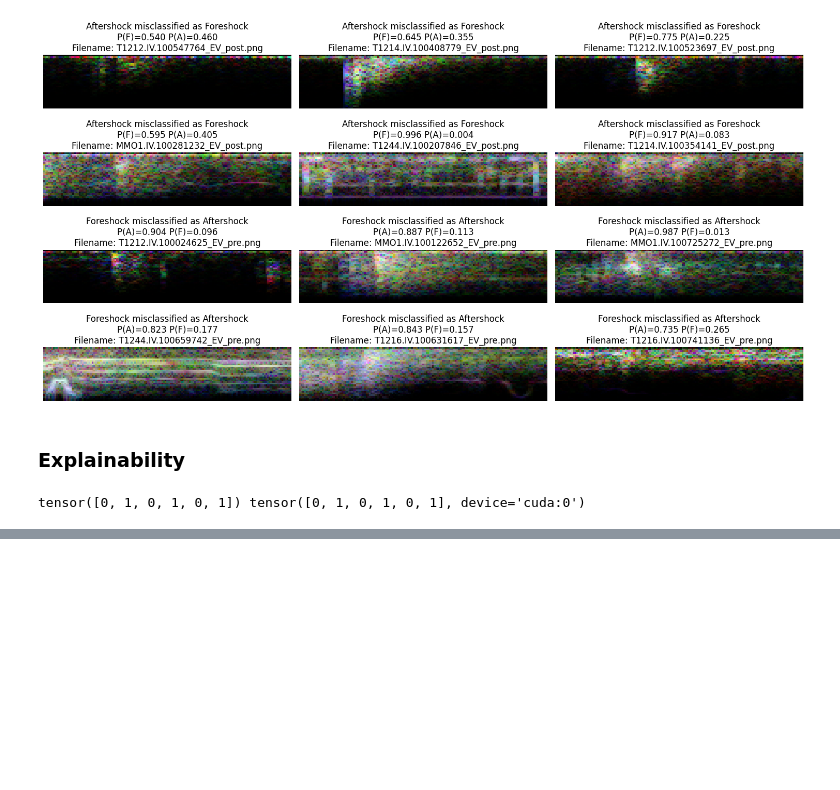
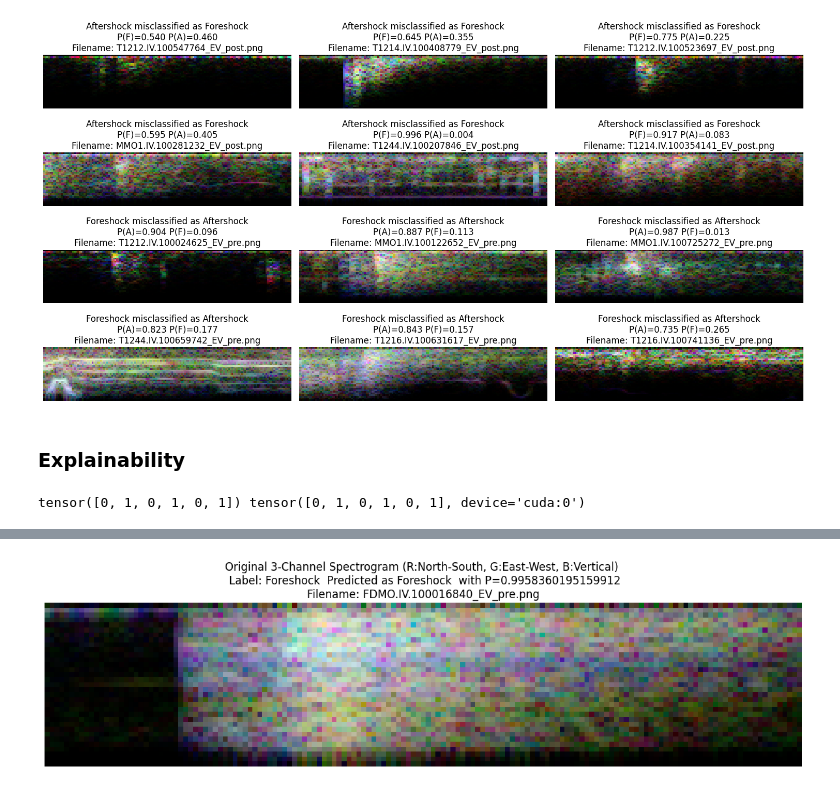
Before and after one commit to FRAMAX444/CNN-explainability-Earthquakes, a Jupyter notebook: training_log_spectrogram.ipynb, the cells around one changed output, grey strips where cells are left out. Saved outputs shown, nothing was run; the diff lists cells and outputs as text; code cells hidden in the pictures; blank space fills up the shorter version.

```diff
--- a/training_log_spectrogram.ipynb
+++ b/training_log_spectrogram.ipynb
@@ -473,7 +465,15 @@ explainer = shap.Explainer(model_fn, masker, output_names=["Foreshock", "Aftersh
 # Calculate SHAP values
 shap_values = explainer(
     images_to_explain,
-    max_evals=100,  # Number of evaluations for SHAP estimation
+    max_evals=2000,  # Number of evaluations for SHAP estimation
     batch_size=50,   # Batch size for model predictions
     outputs=shap.Explanation.argsort.flip[:1]  # Explain top 2 predictions
 )
+
+grayscale_images = np.array([prepare_image_for_plot(i) for i in images])
+grayscale_images = np.mean(grayscale_images, axis=-1)
+
+shap_tensor = np.array(shap_values.values)
+shap_tensor = shap_tensor.squeeze(axis=-1)
+shap_tensor = shap_tensor / shap_tensor.max()
+grayscale_shap_tensor = np.mean(shap_tensor, axis=-1)
@@ -526,0 +480,74 @@ for i in range(len(images)):
+# %%
+i = 0 #SELECT IMAGE IDX
+
+# Original image
+plt.figure(figsize=(15, 7))
+img = prepare_image_for_plot(images[i])
+plt.imshow(img)
+plt.title(f"Original 3-Channel Spectrogram (R:North-South, G:East-West, B:Vertical) \n Label: {'Aftershock' if labels[i] else 'Foreshock '} Predicted as {'Aftershock' if preds_labels[i] else 'Foreshock '} with P={preds[i][preds_labels[i]]}\nFilename: {filenames[i]}")
+plt.axis('off')
+plt.show()
+
+# SHAP visualization on 1-channel mean
+plt.figure(figsize=(15, 7))
+plt.imshow(grayscale_images[i], cmap='gray')  # Background image in grayscale
+im = plt.imshow(
+    grayscale_shap_tensor[i],
+    cmap='coolwarm',
+    alpha=np.abs(grayscale_shap_tensor[i])  # Transparency for values near 0
+)
+cbar = plt.colorbar(im, orientation='horizontal', pad=0.05)
+cbar.set_label('Contribution to Classification')  # Optional label
+plt.title(f"SHAP Visualization (1-Channel Mean)\n Label: {'Aftershock' if labels[i] else 'Foreshock '} Predicted as {'Aftershock' if preds_labels[i] else 'Foreshock '} with P={preds[i][preds_labels[i]]}\nFilename: {filenames[i]}")
+plt.axis('off')
+plt.show()
+
+# SHAP visualization on North-South channel
+plt.figure(figsize=(15, 7))
+img = prepare_image_for_plot(images[i])
+img = img[:, :, 0]  # North-South channel
+plt.imshow(img, cmap='gray')  # Background image in grayscale
+im = plt.imshow(
+    shap_tensor[i, :, :, 0],
+    cmap='coolwarm',
+    alpha=np.abs(shap_tensor[i, :, :, 0])  # Transparency for values near 0
+)
+cbar = plt.colorbar(im, orientation='horizontal', pad=0.05)
+cbar.set_label('Contribution to Classification')  # Optional label
+plt.title(f"SHAP Visualization (North-South Channel)\n Label: {'Aftershock' if labels[i] else 'Foreshock '} Predicted as {'Aftershock' if preds_labels[i] else 'Foreshock '} with P={preds[i][preds_labels[i]]}\nFilename: {filenames[i]}")
+plt.axis('off')
+plt.show()
+
+# SHAP visualization on East-West channel
+plt.figure(figsize=(15, 7))
+img = prepare_image_for_plot(images[i])
+img = img[:, :, 1]
+plt.imshow(img, cmap='gray')  # Background image in grayscale
+im = plt.imshow(
+    shap_tensor[i, :, :, 1],
+    cmap='coolwarm',
+    alpha=np.abs(shap_tensor[i, :, :, 1])  # Transparency for values near 0
+)
+cbar = plt.colorbar(im, orientation='horizontal', pad=0.05)
+cbar.set_label('Contribution to Classification')  # Optional label
+plt.title(f"SHAP Visualization (East-West Channel)\n Label: {'Aftershock' if labels[i] else 'Foreshock '} Predicted as {'Aftershock' if preds_labels[i] else 'Foreshock '} with P={preds[i][preds_labels[i]]}\nFilename: {filenames[i]}")
+plt.axis('off')
+plt.show()
+
+# SHAP visualization on Vertical channel
+plt.figure(figsize=(15, 7))
+img = prepare_image_for_plot(images[i])
+img = img[:, :, 2]
+plt.imshow(img, cmap='gray')  # Background image in grayscale
+im = plt.imshow(
+    shap_tensor[i, :, :, 2],
+    cmap='coolwarm',
+    alpha=np.abs(shap_tensor[i, :, :, 2])  # Transparency for values near 0
+)
+cbar = plt.colorbar(im, orientation='horizontal', pad=0.05)
+cbar.set_label('Contribution to Classification')  # Optional label
+plt.title(f"SHAP Visualization (Vertical Channel)\n Label: {'Aftershock' if labels[i] else 'Foreshock '} Predicted as {'Aftershock' if preds_labels[i] else 'Foreshock '} with P={preds[i][preds_labels[i]]}\nFilename: {filenames[i]}")
+plt.axis('off')
+plt.show()
+# %% [output]
+[figure, added]
```
Also changed, not shown: parts of 3 cells of this notebook.
